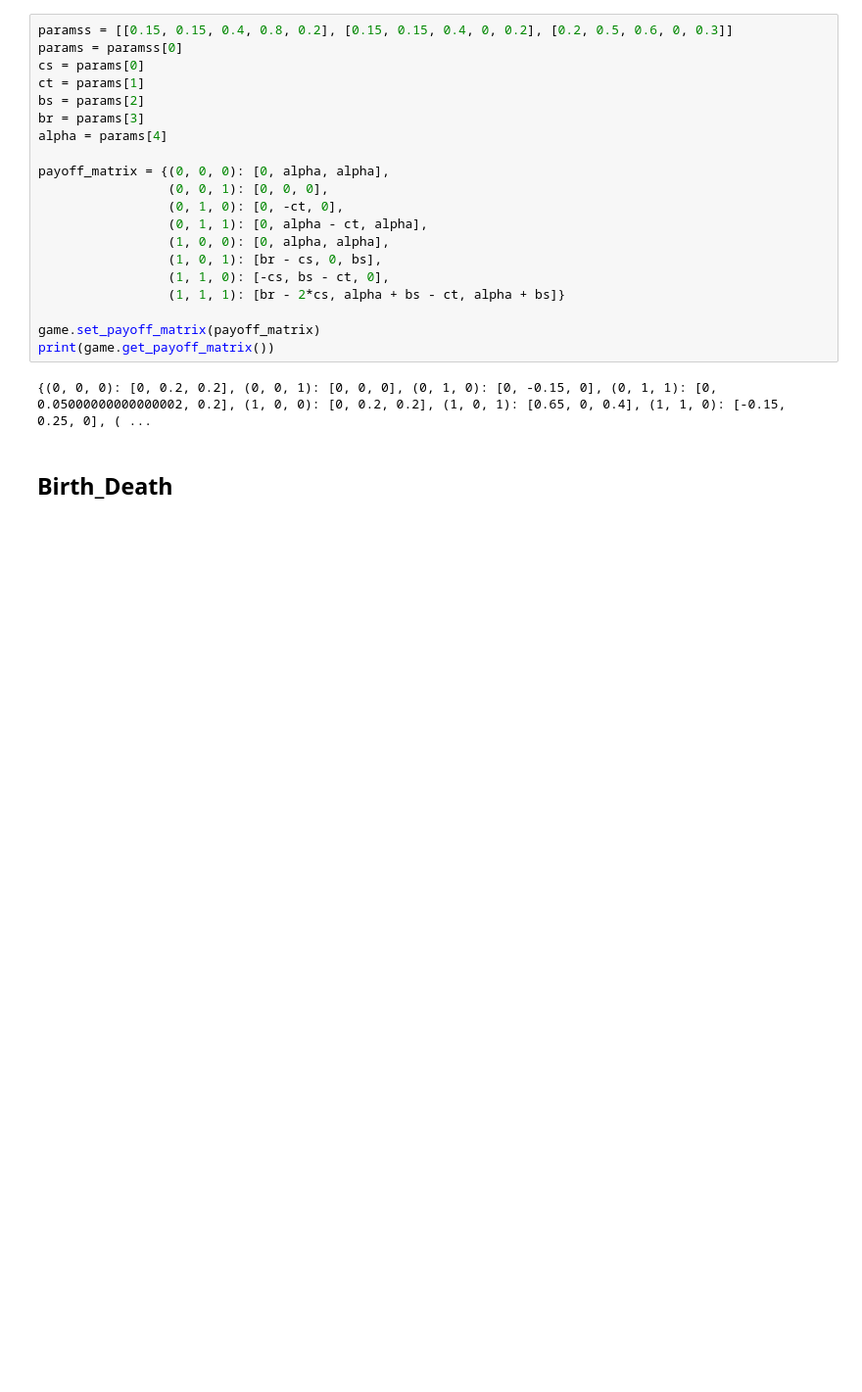
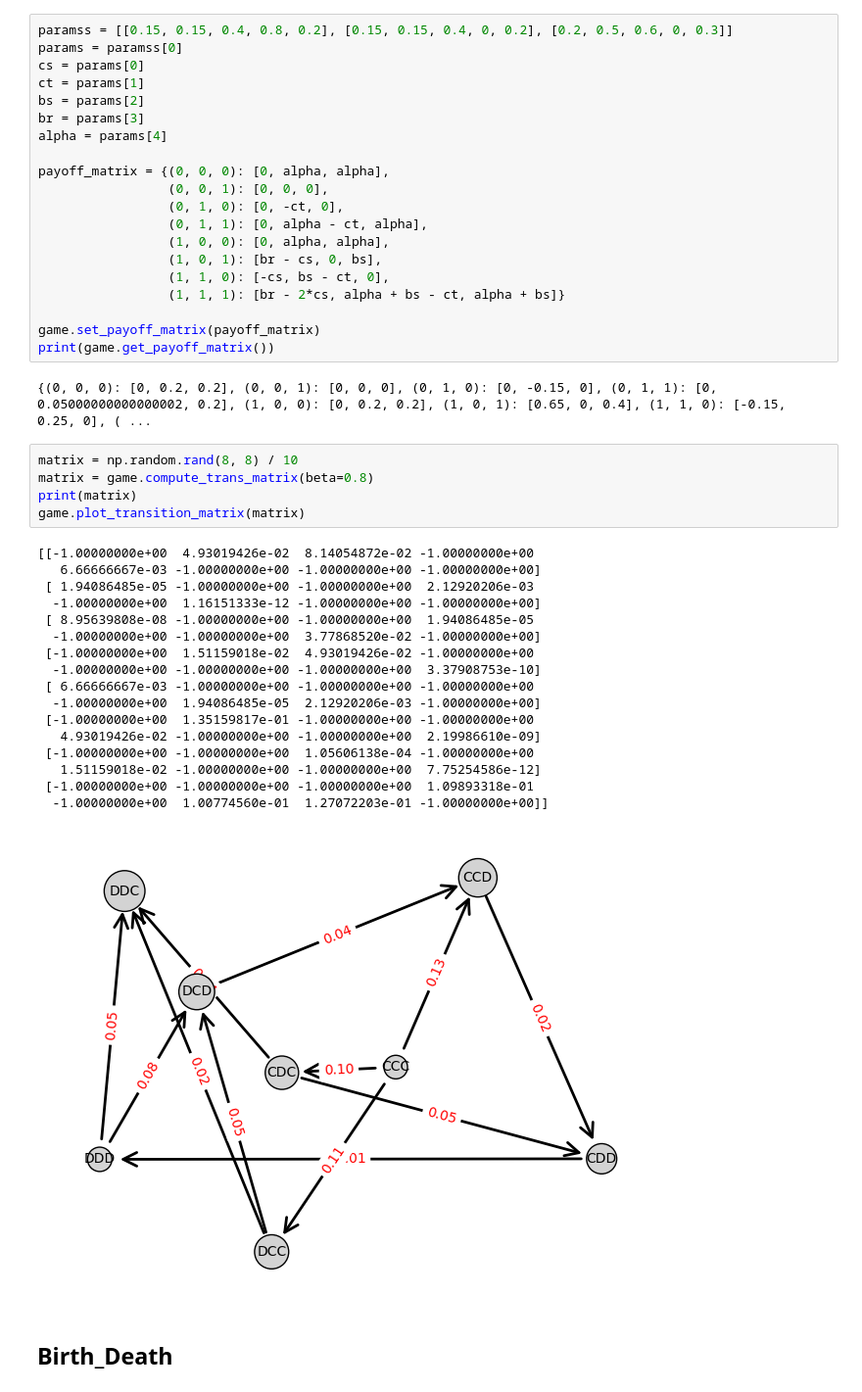
Before and after one commit to dalnakeb/Recommendation_Systems_Evolutionary_Dynamics, a Jupyter notebook: notebooks/rec_sys_evol_dyn.ipynb, the cells around one changed output. Shown: that part at 98% size. Saved outputs shown, nothing was run; the diff lists cells and outputs as text; blank space fills up the shorter version.

```diff
--- a/notebooks/rec_sys_evol_dyn.ipynb
+++ b/notebooks/rec_sys_evol_dyn.ipynb
@@ -53,6 +45,29 @@ game.set_payoff_matrix(payoff_matrix)
 print(game.get_payoff_matrix())
 # %% [output]
 {(0, 0, 0): [0, 0.2, 0.2], (0, 0, 1): [0, 0, 0], (0, 1, 0): [0, -0.15, 0], (0, 1, 1): [0, 0.05000000000000002, 0.2], (1, 0, 0): [0, 0.2, 0.2], (1, 0, 1): [0.65, 0, 0.4], (1, 1, 0): [-0.15, 0.25, 0], ( ...
+# %%
+matrix = np.random.rand(8, 8) / 10
+matrix = game.compute_trans_matrix(beta=0.8)
+print(matrix)
+game.plot_transition_matrix(matrix)
+# %% [output]
+[[-1.00000000e+00  4.93019426e-02  8.14054872e-02 -1.00000000e+00
+   6.66666667e-03 -1.00000000e+00 -1.00000000e+00 -1.00000000e+00]
+ [ 1.94086485e-05 -1.00000000e+00 -1.00000000e+00  2.12920206e-03
+  -1.00000000e+00  1.16151333e-12 -1.00000000e+00 -1.00000000e+00]
+ [ 8.95639808e-08 -1.00000000e+00 -1.00000000e+00  1.94086485e-05
+  -1.00000000e+00 -1.00000000e+00  3.77868520e-02 -1.00000000e+00]
+ [-1.00000000e+00  1.51159018e-02  4.93019426e-02 -1.00000000e+00
+  -1.00000000e+00 -1.00000000e+00 -1.00000000e+00  3.37908753e-10]
+ [ 6.66666667e-03 -1.00000000e+00 -1.00000000e+00 -1.00000000e+00
+  -1.00000000e+00  1.94086485e-05  2.12920206e-03 -1.00000000e+00]
+ [-1.00000000e+00  1.35159817e-01 -1.00000000e+00 -1.00000000e+00
+   4.93019426e-02 -1.00000000e+00 -1.00000000e+00  2.19986610e-09]
+ [-1.00000000e+00 -1.00000000e+00  1.05606138e-04 -1.00000000e+00
+   1.51159018e-02 -1.00000000e+00 -1.00000000e+00  7.75254586e-12]
+ [-1.00000000e+00 -1.00000000e+00 -1.00000000e+00  1.09893318e-01
+  -1.00000000e+00  1.00774560e-01  1.27072203e-01 -1.00000000e+00]]
+[figure, new version]
 # %% [markdown]
 ## Birth_Death
 # %%
```
Also changed, not shown: parts of 7 cells of this notebook, 1 other file.
